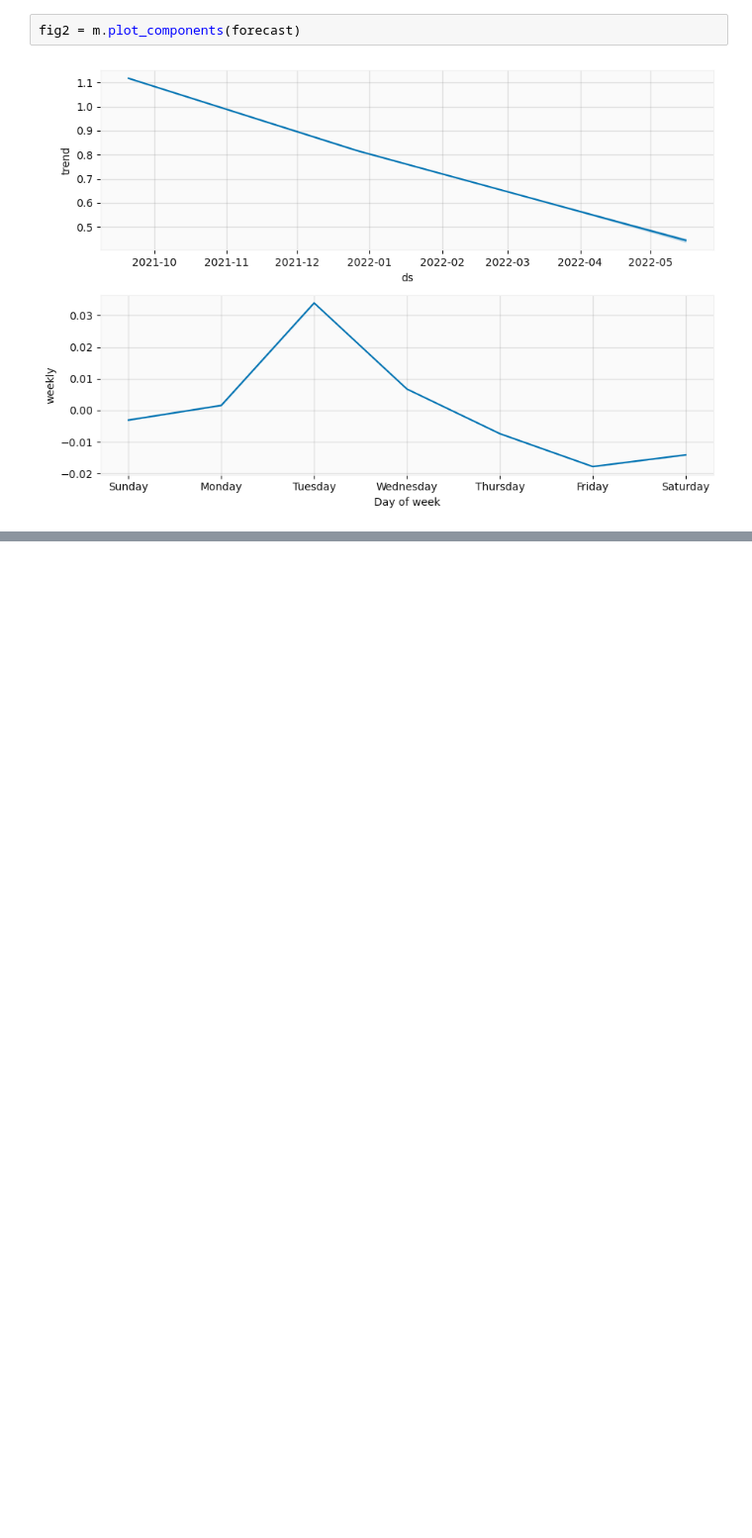
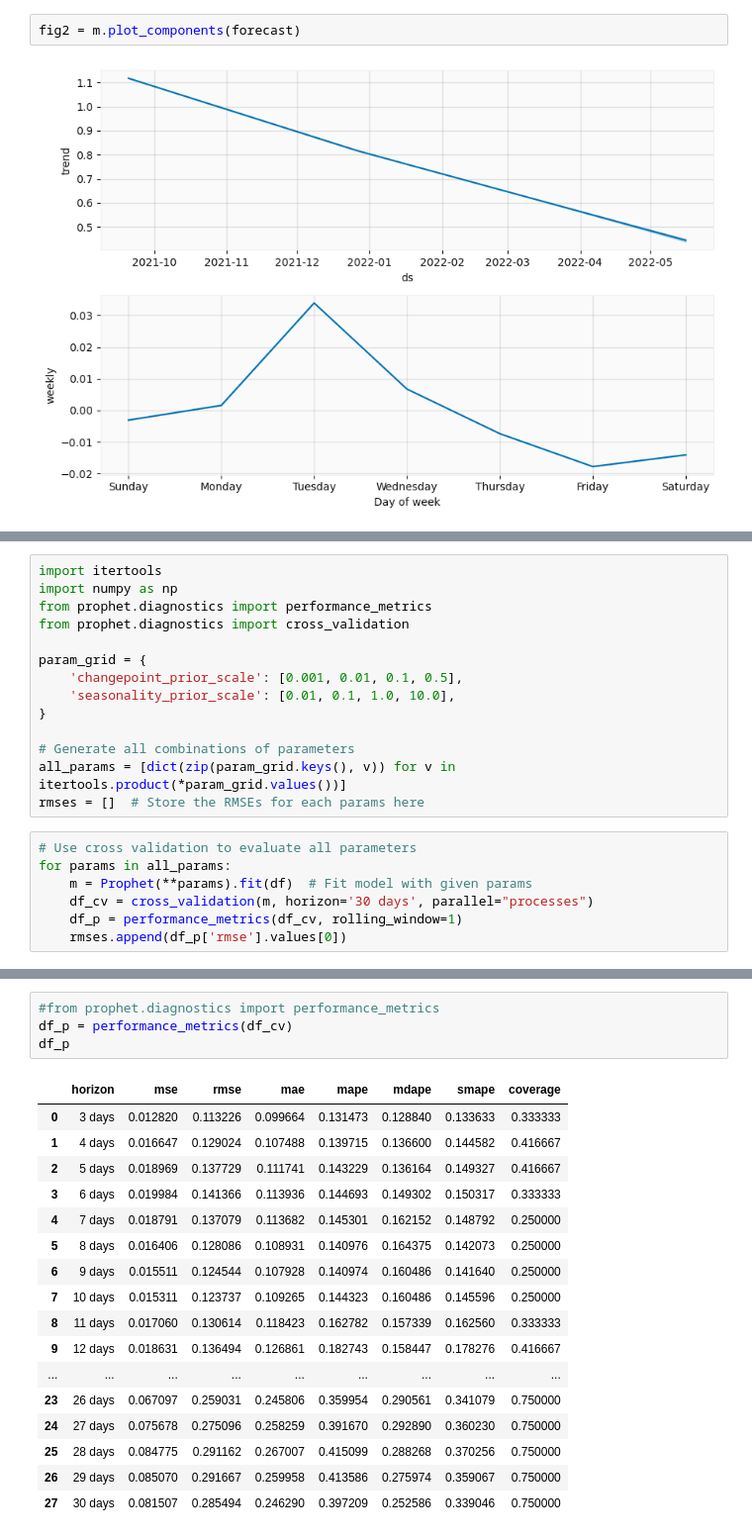
Before and after one commit to MattChinchilla/DATA_SCIENCE, a Jupyter notebook: TimeSeries/crypto_forecast_v1.ipynb, the cells around one changed output, grey strips where cells are left out. Shown at 99% size. Saved outputs shown, nothing was run; the diff lists cells and outputs as text; blank space fills up the shorter version.

Commit message:
parameter tuning

```diff
--- a/TimeSeries/crypto_forecast_v1.ipynb
+++ b/TimeSeries/crypto_forecast_v1.ipynb
@@ -225,0 +232,21 @@ fig2 = m.plot_components(forecast)
+# %%
+import itertools
+import numpy as np
+from prophet.diagnostics import performance_metrics
+from prophet.diagnostics import cross_validation
+
+param_grid = {
+    'changepoint_prior_scale': [0.001, 0.01, 0.1, 0.5],
+    'seasonality_prior_scale': [0.01, 0.1, 1.0, 10.0],
+}
+
+# Generate all combinations of parameters
+all_params = [dict(zip(param_grid.keys(), v)) for v in itertools.product(*param_grid.values())]
+rmses = []  # Store the RMSEs for each params here
+# %%
+# Use cross validation to evaluate all parameters
+for params in all_params:
+    m = Prophet(**params).fit(df)  # Fit model with given params
+    df_cv = cross_validation(m, horizon='30 days', parallel="processes")
+    df_p = performance_metrics(df_cv, rolling_window=1)
+    rmses.append(df_p['rmse'].values[0])
@@ -225,0 +398,22 @@ fig2 = m.plot_components(forecast)
+# %%
+#from prophet.diagnostics import performance_metrics
+df_p = performance_metrics(df_cv)
+df_p
+# %% [output]
+|  | horizon | mse | rmse | mae | mape | mdape | smape | coverage |
+| 0 | 3 days | 0.012820 | 0.113226 | 0.099664 | 0.131473 | 0.128840 | 0.133633 | 0.333333 |
+| 1 | 4 days | 0.016647 | 0.129024 | 0.107488 | 0.139715 | 0.136600 | 0.144582 | 0.416667 |
+| 2 | 5 days | 0.018969 | 0.137729 | 0.111741 | 0.143229 | 0.136164 | 0.149327 | 0.416667 |
+| 3 | 6 days | 0.019984 | 0.141366 | 0.113936 | 0.144693 | 0.149302 | 0.150317 | 0.333333 |
+| 4 | 7 days | 0.018791 | 0.137079 | 0.113682 | 0.145301 | 0.162152 | 0.148792 | 0.250000 |
+| 5 | 8 days | 0.016406 | 0.128086 | 0.108931 | 0.140976 | 0.164375 | 0.142073 | 0.250000 |
+| 6 | 9 days | 0.015511 | 0.124544 | 0.107928 | 0.140974 | 0.160486 | 0.141640 | 0.250000 |
+| 7 | 10 days | 0.015311 | 0.123737 | 0.109265 | 0.144323 | 0.160486 | 0.145596 | 0.250000 |
+| 8 | 11 days | 0.017060 | 0.130614 | 0.118423 | 0.162782 | 0.157339 | 0.162560 | 0.333333 |
+| 9 | 12 days | 0.018631 | 0.136494 | 0.126861 | 0.182743 | 0.158447 | 0.178276 | 0.416667 |
+| ... | ... | ... | ... | ... | ... | ... | ... | ... |
+| 23 | 26 days | 0.067097 | 0.259031 | 0.245806 | 0.359954 | 0.290561 | 0.341079 | 0.750000 |
+| 24 | 27 days | 0.075678 | 0.275096 | 0.258259 | 0.391670 | 0.292890 | 0.360230 | 0.750000 |
+| 25 | 28 days | 0.084775 | 0.291162 | 0.267007 | 0.415099 | 0.288268 | 0.370256 | 0.750000 |
+| 26 | 29 days | 0.085070 | 0.291667 | 0.259958 | 0.413586 | 0.275974 | 0.359067 | 0.750000 |
+| 27 | 30 days | 0.081507 | 0.285494 | 0.246290 | 0.397209 | 0.252586 | 0.339046 | 0.750000 |
```
Also changed, not shown: parts of 16 cells of this notebook.
